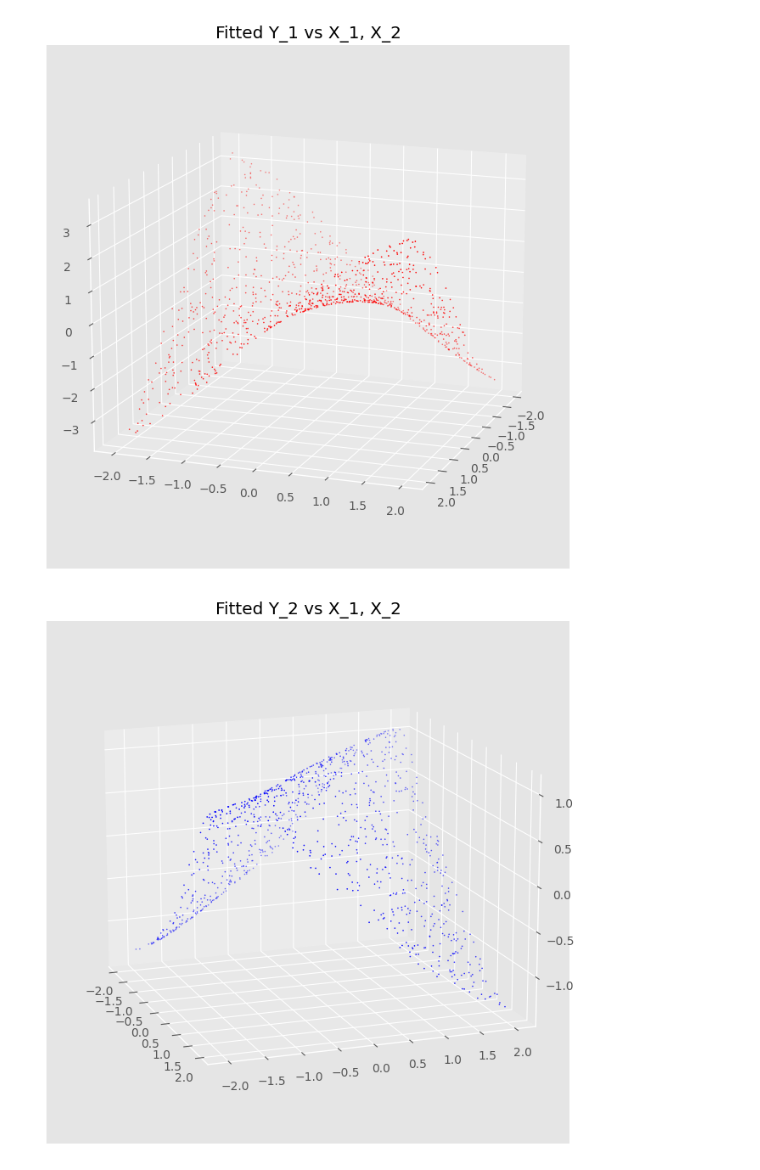
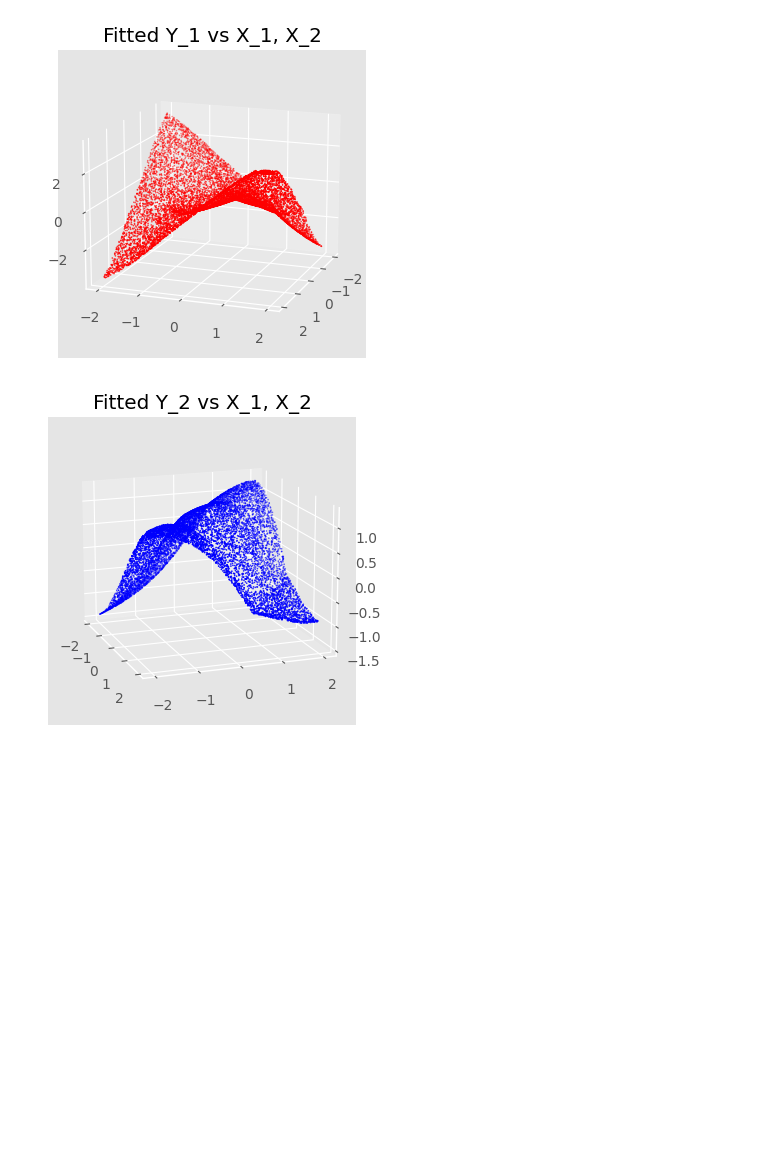
Before and after one commit to morganhawkins/NeuralNetwork, a Jupyter notebook: test_network.ipynb, the cells around one changed output. Cells and saved outputs as stored; diff of their text form; code cells hidden in the pictures; blank space fills up the shorter version.

Commit message:
small batches, multiple nets
using smaller batches to improve train speed

```diff
--- a/test_network.ipynb
+++ b/test_network.ipynb
@@ -15,7 +15,7 @@ test_net_layers = [
     sigmoid_activation_layer(10),
 
     connected_layer(num_neurons = 10, prev_neurons = 10),
-    sigmoid_activation_layer(10),
+    relu_activation_layer(10),
 
     connected_layer(num_neurons = 2, prev_neurons = 10)
 
@@ -45,7 +45,9 @@ total params: 162
 # %%
 #creating data points to learn
 
-x = np.random.uniform(-2,2,(1000,2))
+x = np.random.uniform(-2,2,(10000,2))
 
 y = np.array([[s[0]*s[1] , np.cos(s[0] + s[1])] for s in x])
+
+y += np.random.normal(loc = 0, scale = .2, size = y.shape)
 # %%
@@ -74,10 +76,7 @@ plt.show()
 # %%
 start = time()
 
-test_net.minibatch_fit(x, y, batch_size = 200, epochs = 2000, learn_coef_bounds = (.3,.2))
-
-
-test_net.minibatch_fit(x, y, batch_size = None, epochs = 2000, learn_coef_bounds = (.2,.1))
+test_net.minibatch_fit(x, y, batch_size = 30, epochs = 3000, verbose = True, learn_coef = .1)
 
 
 end = time()
@@ -107,27 +106,30 @@ test_net.graph_loss_history()
 # %%
-x_test = np.random.uniform(-2,2,(1000,2))
+x_test = np.random.uniform(-2,2,(10000,2))
 
 y_test = np.array([[s[0]*s[1], s[0] + s[1]] for s in x])
 
 y_test_fitted = np.array([test_net.predict(x)  for x in x_test  ])
 # %%
-plt.figure(figsize=(8,8))
+
+
+
+plt.figure(figsize=(4,4))
 ax = plt.axes(projection = "3d")
 plt.title("Fitted Y_1 vs X_1, X_2")
 
 ax.scatter(x_test[:,0], x_test[:,1], y_test_fitted[:,0], s = .5, color = 'r', label = 'y_1')
 
 ax.view_init(15, 20)
 plt.show()
 
-plt.figure(figsize=(8,8))
+plt.figure(figsize=(4,4))
 ax = plt.axes(projection = "3d")
 plt.title("Fitted Y_2 vs X_1, X_2")
 
 ax.scatter(x_test[:,0], x_test[:,1], y_test_fitted[:,1], s = .5, color = 'b', label = "y_2")
 
 ax.view_init(15, -20)
 plt.show()
 # %% [output]
-[figure, old version]
+[figure, new version]
-[figure, old version]
+[figure, new version]
```
Also changed, not shown: parts of 4 cells of this notebook, 6 other files.
